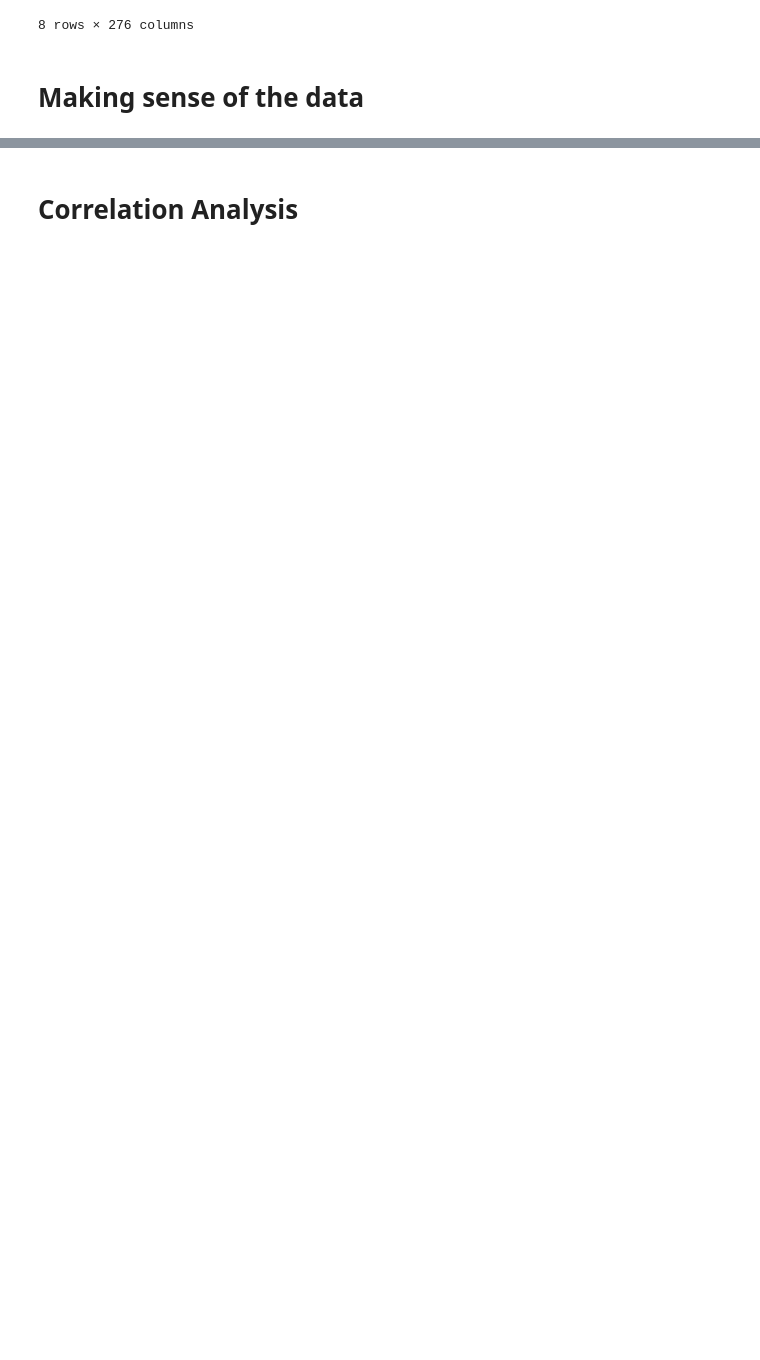
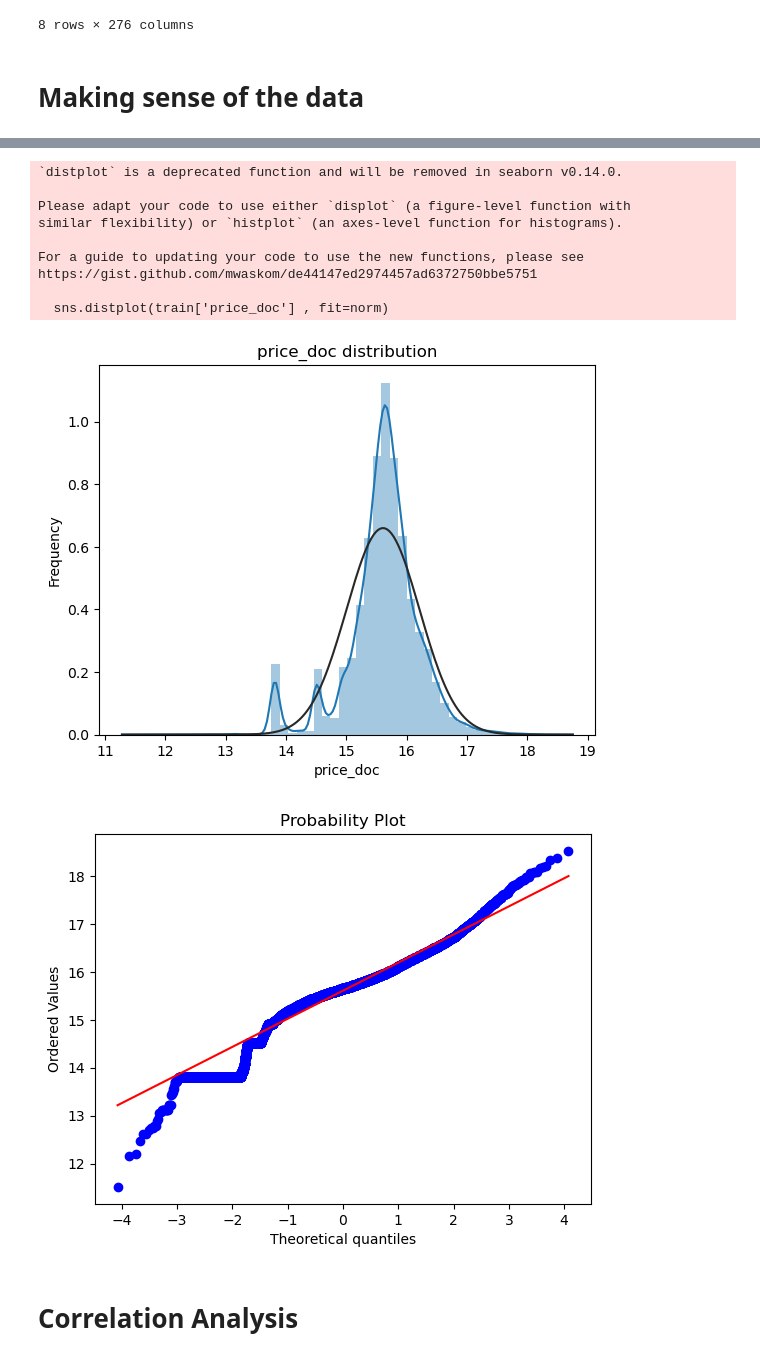
Before and after one commit to qszhao/PTUA2024, a Jupyter notebook: Lab08/Lab/lab8_tutorial.ipynb, the cells around one changed output, grey strips where cells are left out. Cells and saved outputs as stored; diff of their text form; code cells hidden in the pictures; blank space fills up the shorter version.

```diff
--- a/Lab08/Lab/lab8_tutorial.ipynb
+++ b/Lab08/Lab/lab8_tutorial.ipynb
@@ -60,2 +97,35 @@ train.describe()
+# %%
+## Question 3. How to convert the target variable into normal distribution?
+# Answer: applying a log scale
+
+# log1p (log(1+x), when x = 0, y = 0 as well)
+train["price_doc"] = np.log1p(train["price_doc"])
+
+# Check the new distribution
+sns.distplot(train['price_doc'] , fit=norm)
+
+# Get the fitted parameters used by the function
+(mu, sigma) = norm.fit(train['price_doc'])
+
+
+plt.ylabel('Frequency')
+plt.title('price_doc distribution')
+
+# Get also the QQ-plot
+fig = plt.figure()
+res = stats.probplot(train['price_doc'], plot=plt)
+plt.show()
+# %% [output]
+`distplot` is a deprecated function and will be removed in seaborn v0.14.0.
+
+Please adapt your code to use either `displot` (a figure-level function with
+similar flexibility) or `histplot` (an axes-level function for histograms).
+
+For a guide to updating your code to use the new functions, please see
+https://gist.github.com/mwaskom/de44147ed2974457ad6372750bbe5751
+
+  sns.distplot(train['price_doc'] , fit=norm)
+[figure, added]
+[figure, added]
 # %% [markdown]
 # Correlation Analysis
```
Also changed, not shown: parts of 29 cells of this notebook.
